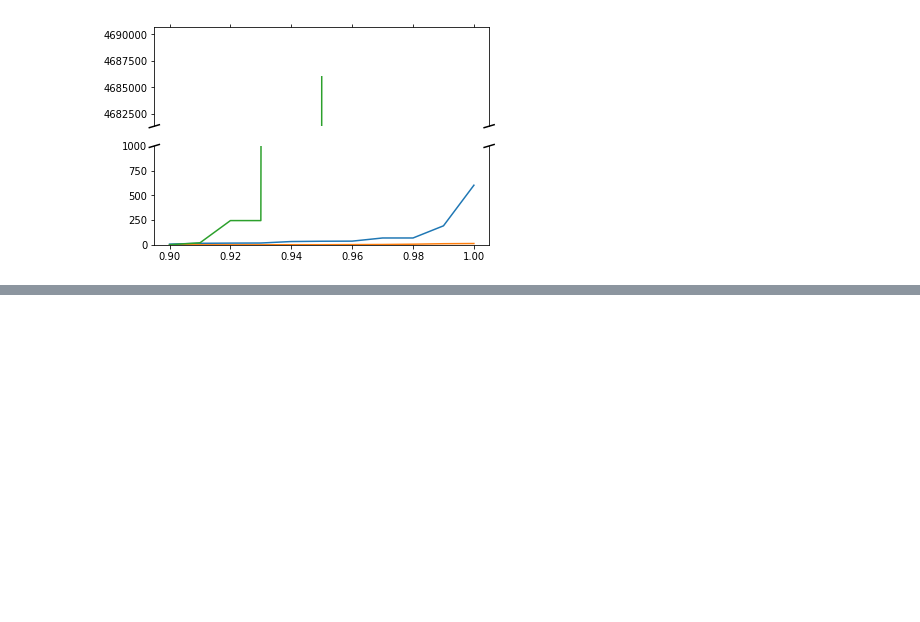
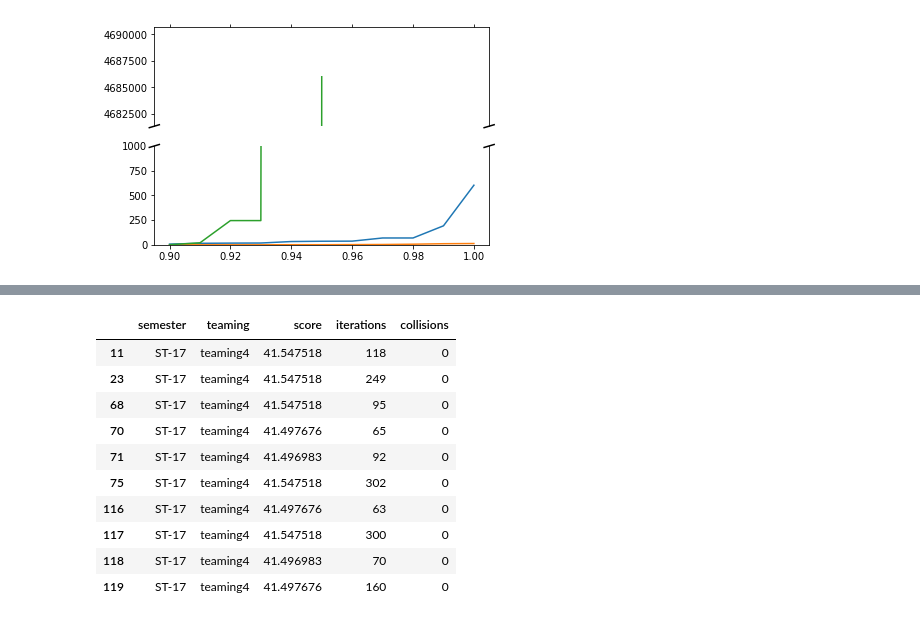
Before and after one commit to lawben/nature17, a Jupyter notebook: project4/src/notebooks/Evaluation.ipynb, the cells around one changed output, grey strips where cells are left out. Cells and saved outputs as stored; diff of their text form; code cells hidden in the pictures; blank space fills up the shorter version.

```diff
--- a/project4/src/notebooks/Evaluation.ipynb
+++ b/project4/src/notebooks/Evaluation.ipynb
@@ -56,0 +98,15 @@ bottom=4685989, top=4685989
+# %%
+df_sem = df[df['semester'] == 'ST-17']
+df_sem[df_sem['teaming'] == 'teaming4']
+# %% [output]
+|  | semester | teaming | score | iterations | collisions |
+| 11 | ST-17 | teaming4 | 41.547518 | 118 | 0 |
+| 23 | ST-17 | teaming4 | 41.547518 | 249 | 0 |
+| 68 | ST-17 | teaming4 | 41.547518 | 95 | 0 |
+| 70 | ST-17 | teaming4 | 41.497676 | 65 | 0 |
+| 71 | ST-17 | teaming4 | 41.496983 | 92 | 0 |
+| 75 | ST-17 | teaming4 | 41.547518 | 302 | 0 |
+| 116 | ST-17 | teaming4 | 41.497676 | 63 | 0 |
+| 117 | ST-17 | teaming4 | 41.547518 | 300 | 0 |
+| 118 | ST-17 | teaming4 | 41.496983 | 70 | 0 |
+| 119 | ST-17 | teaming4 | 41.497676 | 160 | 0 |
```
Also changed, not shown: parts of 6 cells of this notebook, 1 other file.
